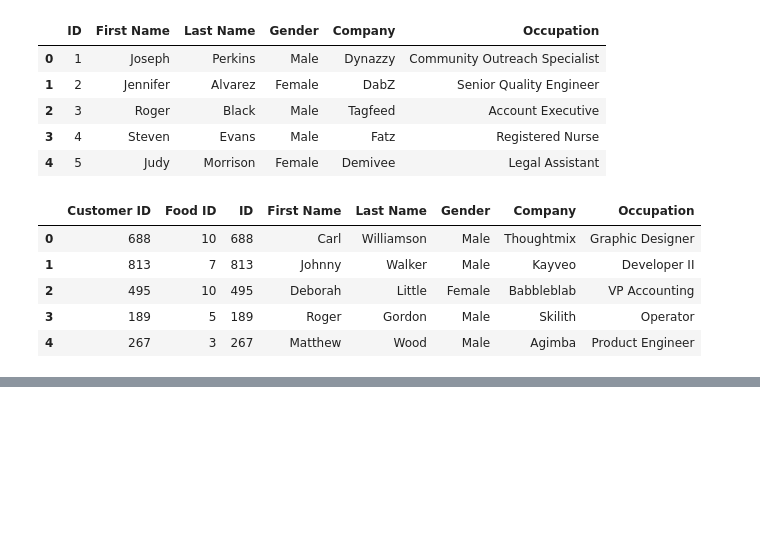
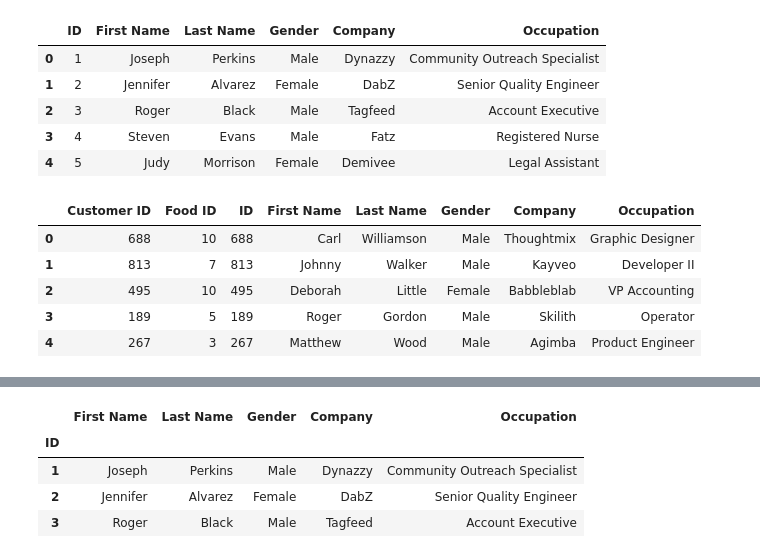
Before and after one commit to YoheiKo/DA_with_pandas_udemy, a Jupyter notebook: merging_joining.ipynb, the cells around one changed output, grey strips where cells are left out. Cells and saved outputs as stored; diff of their text form; code cells hidden in the pictures; blank space fills up the shorter version.

```diff
--- a/merging_joining.ipynb
+++ b/merging_joining.ipynb
@@ -510,0 +522,8 @@ week2.merge(customers, how = "left", left_on = "Customer ID", right_on = "ID").d
+# %%
+customers.head(3)
+# %% [output]
+|  | First Name | Last Name | Gender | Company | Occupation |
+| ID |  |  |  |  |  |
+| 1 | Joseph | Perkins | Male | Dynazzy | Community Outreach Specialist |
+| 2 | Jennifer | Alvarez | Female | DabZ | Senior Quality Engineer |
+| 3 | Roger | Black | Male | Tagfeed | Account Executive |
```
Also changed, not shown: parts of 10 cells of this notebook.
